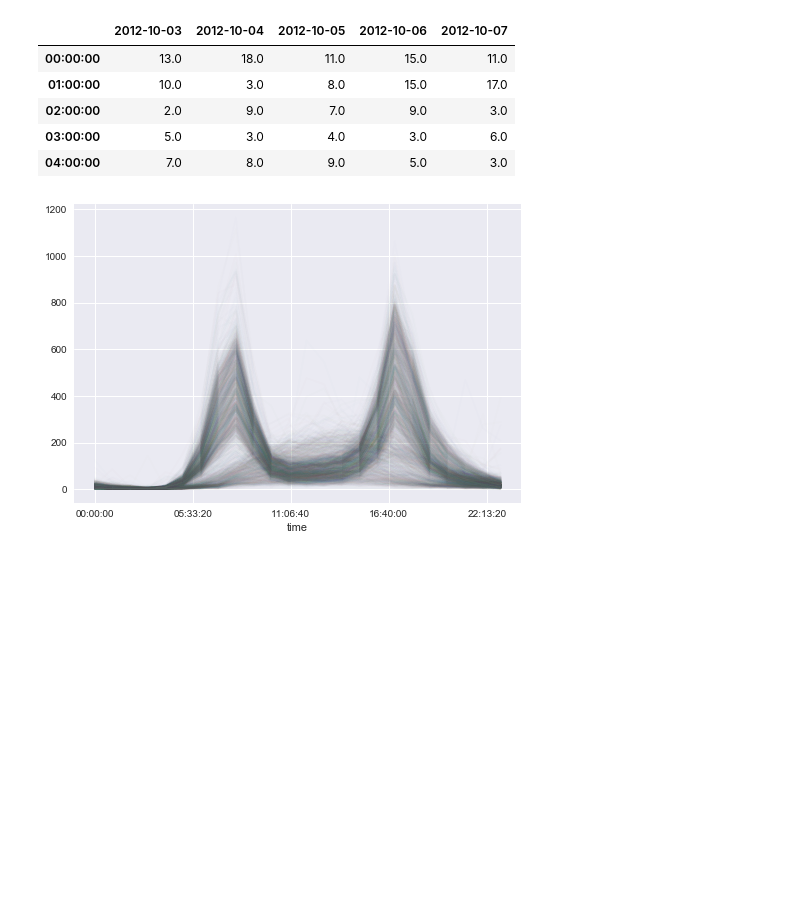
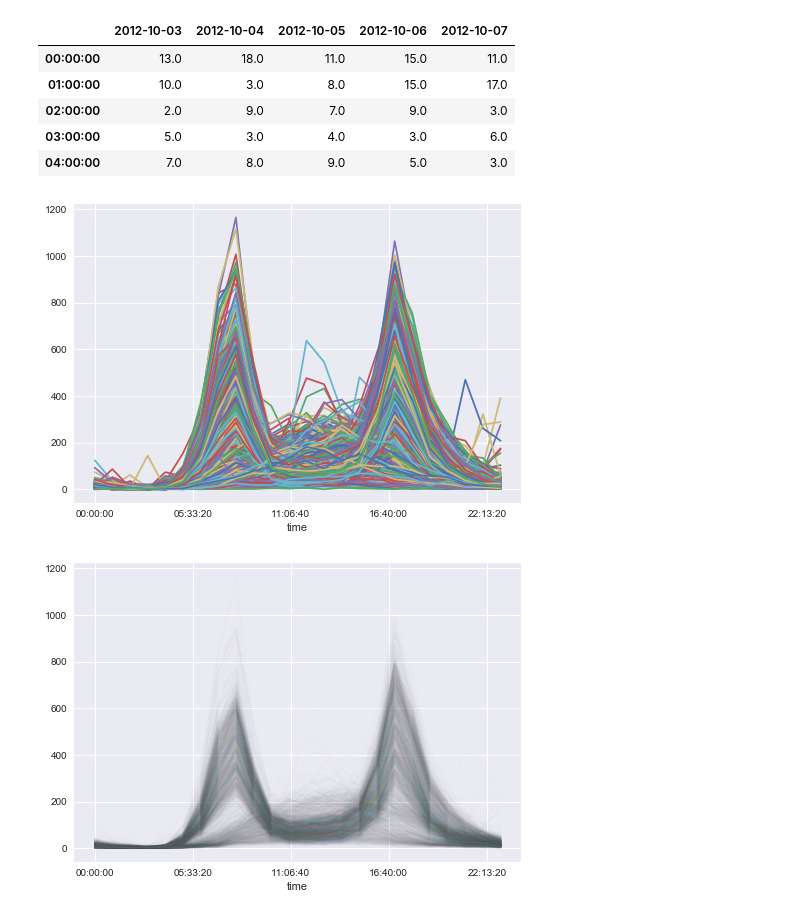
Before and after one commit to choeungjin/JupyterWorkflowEx, a Jupyter notebook: jupyterworkflowEx2.ipynb, the cells around one changed output. Drawn from its saved outputs; the diff is of its cells as text; code cells hidden in the pictures; blank space fills up the shorter version.

```diff
--- a/JupyterWorkflow.ipynb
+++ b/jupyterworkflowEx2.ipynb
@@ -86,6 +63,10 @@ pivoted.iloc[:5, :5] # 5 by 5 table
 | 02:00:00 | 2.0 | 9.0 | 7.0 | 9.0 | 3.0 |
 | 03:00:00 | 5.0 | 3.0 | 4.0 | 3.0 | 6.0 |
 | 04:00:00 | 7.0 | 8.0 | 9.0 | 5.0 | 3.0 |
+# %%
+pivoted.plot(legend = False);
+# %% [output]
+[figure, added]
 # %%
 pivoted.plot(legend = False, alpha = 0.01);
 # %% [output]
```
Also changed, not shown: parts of 11 cells of this notebook, 2 other files.
